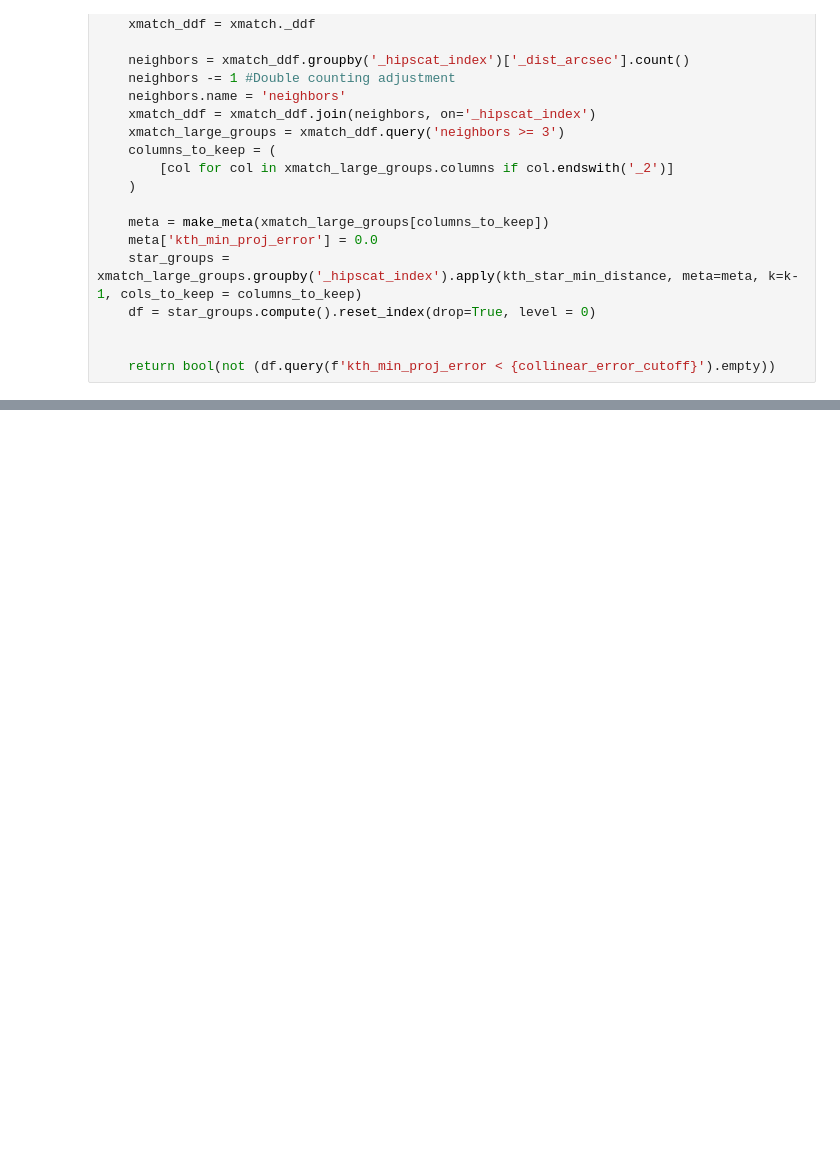
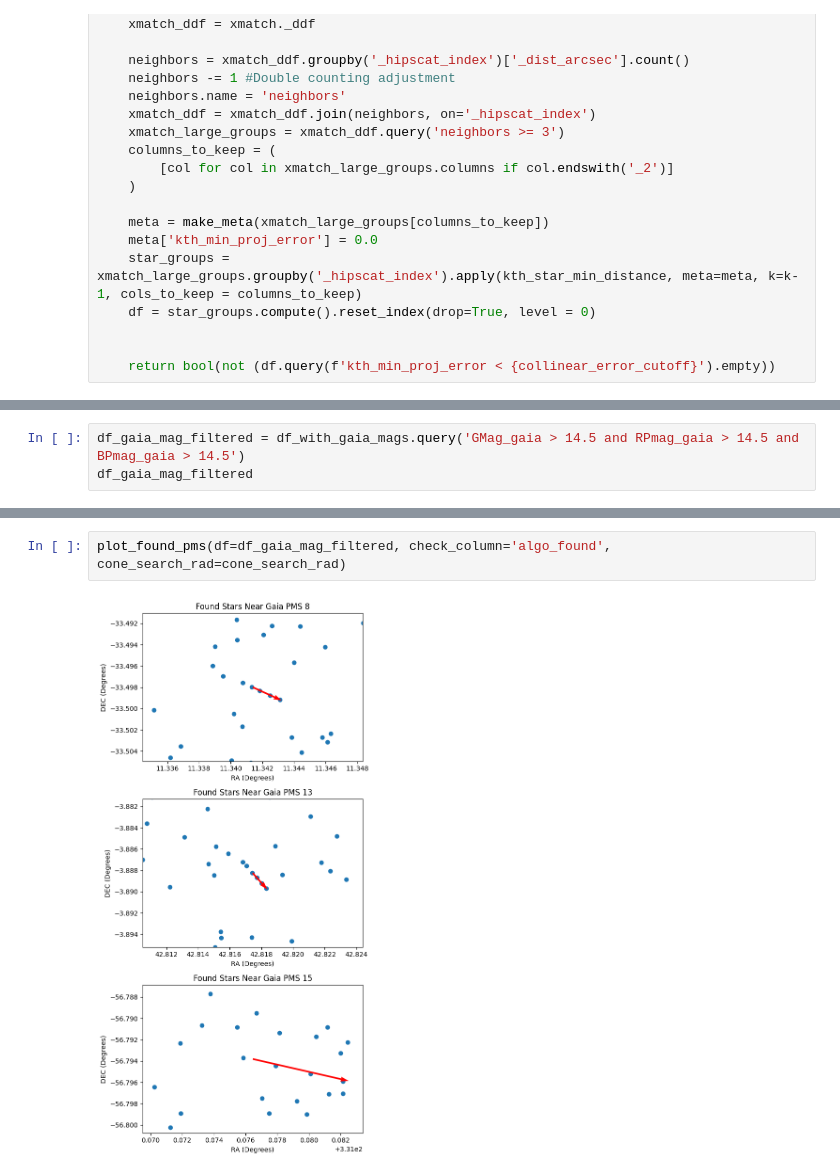
Before and after one commit to JoaoDPassos/brown-dwarf-search, a Jupyter notebook: des_gaia_xmatch.ipynb, the cells around one changed output, grey strips where cells are left out. Saved outputs shown, nothing was run; the diff lists cells and outputs as text; blank space fills up the shorter version.

```diff
--- a/des_gaia_xmatch.ipynb
+++ b/des_gaia_xmatch.ipynb
@@ -200,0 +276,3 @@ plot_found_pms(df=df_no_dupes, check_column='algo_found', des_cols=des_cols, con
+# %%
+df_gaia_mag_filtered = df_with_gaia_mags.query('GMag_gaia > 14.5 and RPmag_gaia > 14.5 and BPmag_gaia > 14.5')
+df_gaia_mag_filtered
@@ -200,0 +285,4 @@ plot_found_pms(df=df_no_dupes, check_column='algo_found', des_cols=des_cols, con
+# %%
+plot_found_pms(df=df_gaia_mag_filtered, check_column='algo_found', cone_search_rad=cone_search_rad)
+# %% [output]
+[figure, added]
```
Also changed, not shown: parts of 10 cells of this notebook, 1 other file.
